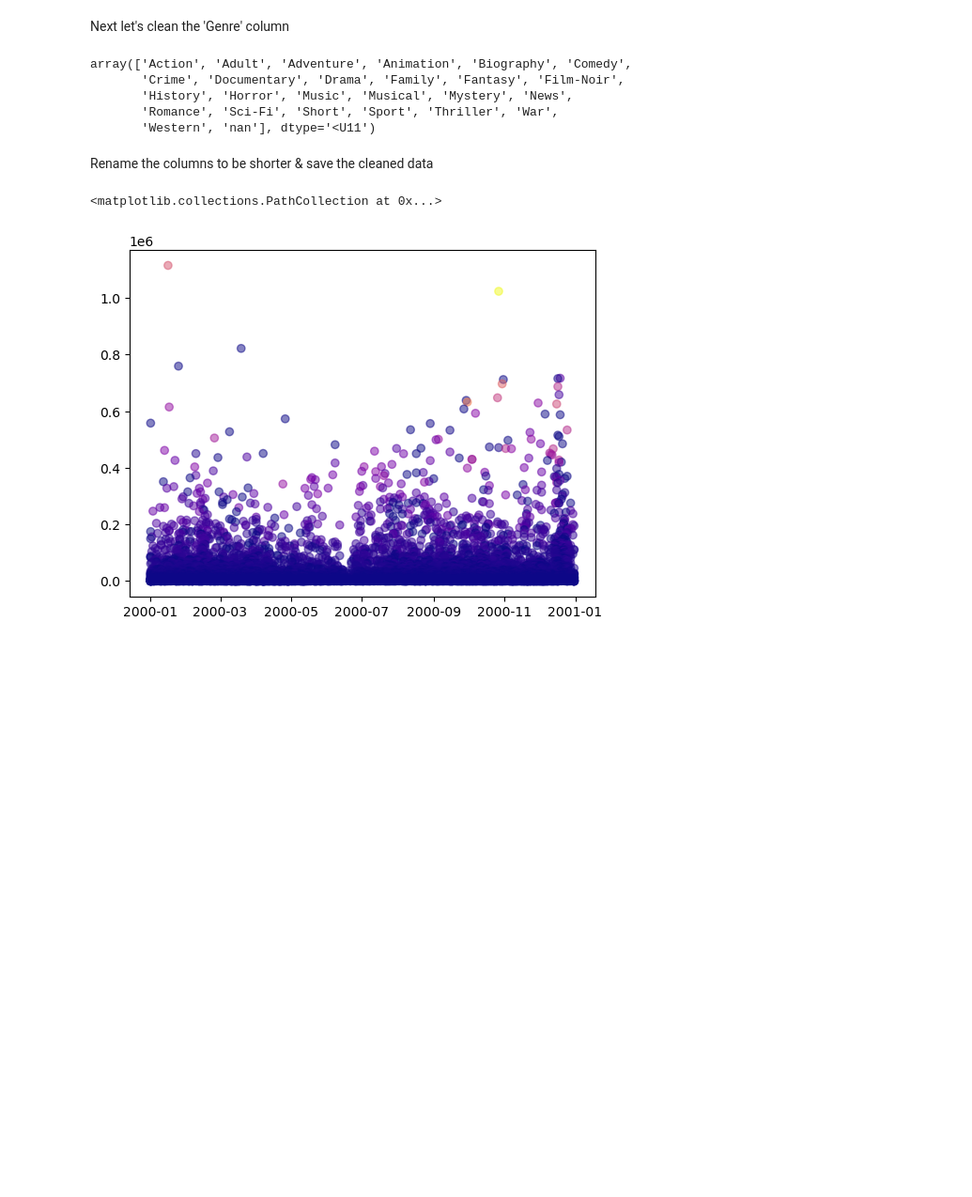
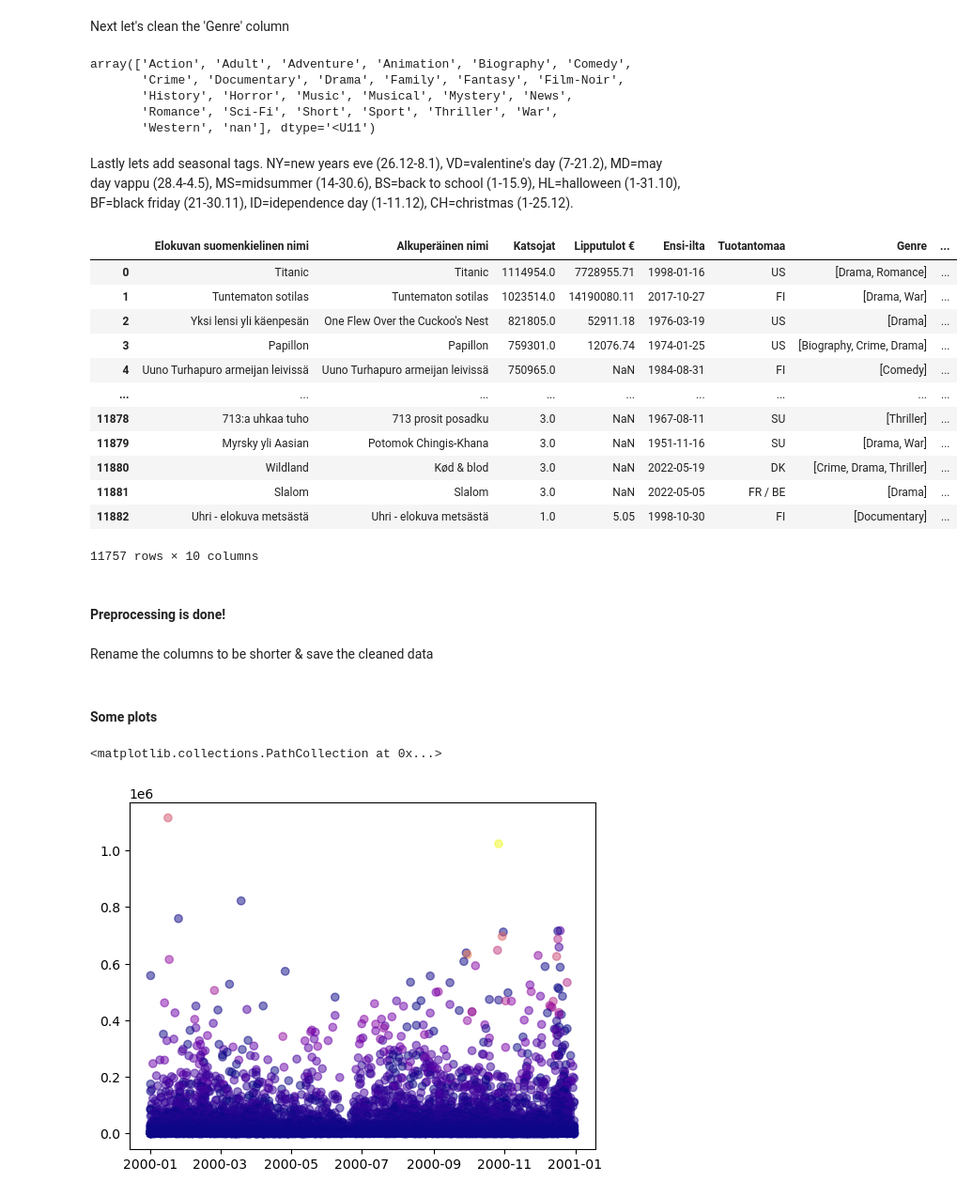
Before and after one commit to elmanevala/LeffatLoskatJaLantit, a Jupyter notebook: data_cleanup/moviedata.ipynb, the cells around one changed output. Shown at 94% size. Drawn from its saved outputs; the diff is of its cells as text; code cells hidden in the pictures; blank space fills up the shorter version.

```diff
--- a/data_cleanup/moviedata.ipynb
+++ b/data_cleanup/moviedata.ipynb
@@ -98,11 +100,44 @@ array(['Action', 'Adult', 'Adventure', 'Animation', 'Biography', 'Comedy',
        'History', 'Horror', 'Music', 'Musical', 'Mystery', 'News',
        'Romance', 'Sci-Fi', 'Short', 'Sport', 'Thriller', 'War',
        'Western', 'nan'], dtype='<U11')
+# %% [markdown]
+Lastly lets add seasonal tags. NY=new years eve (26.12-8.1), VD=valentine's day (7-21.2), MD=may day vappu (28.4-4.5), MS=midsummer (14-30.6), BS=back to school (1-15.9), HL=halloween (1-31.10), BF=black friday (21-30.11), ID=idependence day (1-11.12), CH=christmas (1-25.12).
+# %%
+#(start day, end day, day tag)
+seasons = [('2000-01-01', '2000-01-08', 'NY'), ('2000-12-26', '2000-12-31', 'NY'), ('2000-02-07', '2000-02-21', 'VD'), ('2000-04-28', '2000-05-04', 'MD'), ('2000-06-14', '2000-06-30', 'MS'), ('2000-09-01', '2000-09-15', 'BS'), ('2000-10-01', '2000-10-31', 'HL'), ('2000-11-21', '2000-11-30', 'BF'), ('2000-12-01', '2000-12-11', 'ID'), ('2000-12-01', '2000-12-25', 'CH')]
+
+def season_check(date):
+    for tupl in seasons:
+        if datetime.strptime(tupl[0], '%Y-%m-%d') <= date <= datetime.strptime(tupl[1], '%Y-%m-%d'):
+            return tupl[2]
+    return np.nan
+
+
+df['season'] = df['Pvm'].apply(lambda x: season_check(x))
+df
+# %% [output]
+|  | Elokuvan suomenkielinen nimi | Alkuperäinen nimi | Katsojat | Lipputulot € | Ensi-ilta | Tuotantomaa | Genre | ... |
+| 0 | Titanic | Titanic | 1114954.0 | 7728955.71 | 1998-01-16 | US | [Drama, Romance] | ... |
+| 1 | Tuntematon sotilas | Tuntematon sotilas | 1023514.0 | 14190080.11 | 2017-10-27 | FI | [Drama, War] | ... |
+| 2 | Yksi lensi yli käenpesän | One Flew Over the Cuckoo's Nest | 821805.0 | 52911.18 | 1976-03-19 | US | [Drama] | ... |
+| 3 | Papillon | Papillon | 759301.0 | 12076.74 | 1974-01-25 | US | [Biography, Crime, Drama] | ... |
+| 4 | Uuno Turhapuro armeijan leivissä | Uuno Turhapuro armeijan leivissä | 750965.0 | NaN | 1984-08-31 | FI | [Comedy] | ... |
+| ... | ... | ... | ... | ... | ... | ... | ... | ... |
+| 11878 | 713:a uhkaa tuho | 713 prosit posadku | 3.0 | NaN | 1967-08-11 | SU | [Thriller] | ... |
+| 11879 | Myrsky yli Aasian | Potomok Chingis-Khana | 3.0 | NaN | 1951-11-16 | SU | [Drama, War] | ... |
+| 11880 | Wildland | Kød & blod | 3.0 | NaN | 2022-05-19 | DK | [Crime, Drama, Thriller] | ... |
+| 11881 | Slalom | Slalom | 3.0 | NaN | 2022-05-05 | FR / BE | [Drama] | ... |
+| 11882 | Uhri - elokuva metsästä | Uhri - elokuva metsästä | 1.0 | 5.05 | 1998-10-30 | FI | [Documentary] | ... |
+11757 rows × 10 columns
+# %% [markdown]
+<h4>Preprocessing is done!</h4>
 # %% [markdown]
 Rename the columns to be shorter & save the cleaned data
 # %%
 df = df.rename(columns={"Elokuvan suomenkielinen nimi":"Suom", "Alkuperäinen nimi": "Nimi", "Lipputulot €":"Tulot", "Ensi-ilta":"Ensi"})
 df.to_csv('siivottu_leffadata.csv', index=False)
+# %% [markdown]
+<h4>Some plots</h4>
 # %%
 plt.scatter(x=df['Pvm'], y=df['Katsojat'], c=df['Tulot'], alpha=0.5, cmap='plasma')
 # %% [output]
```
Also changed, not shown: parts of 3 cells of this notebook.
